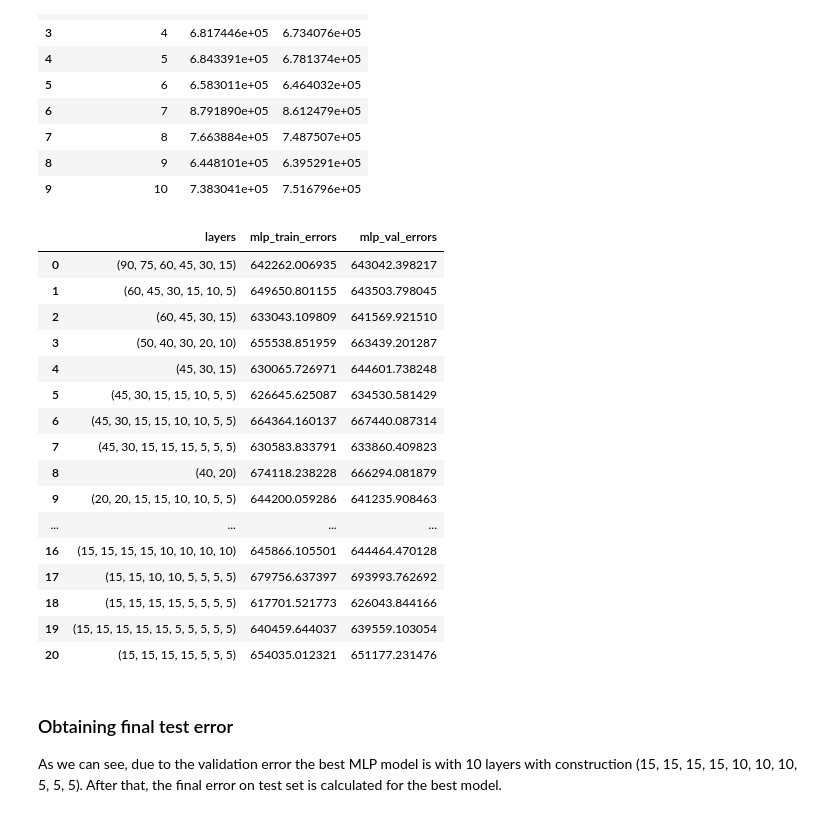
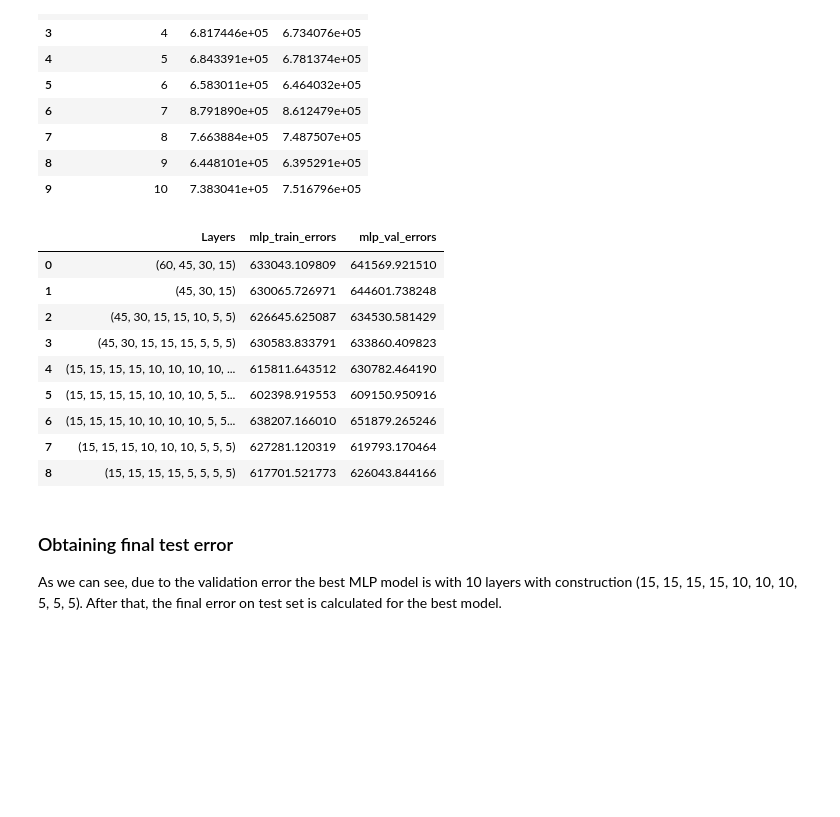
Before and after one commit to tamdnguyen/House-Price-Prediction, a Jupyter notebook: Machine Learning Models/Polynomial Regression + Multi-layer Perceptron.ipynb, the cells around one changed output. Drawn from its saved outputs; the diff is of its cells as text; code cells hidden in the pictures; blank space fills up the shorter version.

```diff
--- a/Machine Learning Models/Polynomial Regression + Multi-layer Perceptron.ipynb
+++ b/Machine Learning Models/Polynomial Regression + Multi-layer Perceptron.ipynb
@@ -122,9 +124,11 @@ assert len(tr_errors) == len(val_errors) == len(degrees)
 tr_errors_123 = np.array(tr_errors)
 val_errors_123 = np.array(val_errors)
 # %%
-# print the training errors and validation errors for each polynomial degree
+errors = {"Degrees":degrees,
+          "poly_train_errors":tr_errors_123,
+          "poly_val_errors":val_errors_123,
+         }
 
-print("{:<10s}{:<20s}{:<20s}".format("Degree", "Training error", "Validation error"))
-for i in range(len(degrees)):
-    print("{:<10d}{:<20.2f}{:<20.2f}".format(degrees[i], tr_errors[i], val_errors[i]))
+pd.DataFrame(errors).style.applymap(lambda x: "background-color: yellow"
+                                    if x==np.min(val_errors_123) else "background-color: white")
 # %% [output]
@@ -368,27 +372,17 @@ pd.DataFrame(errors)
 | 8 | 9 | 6.448101e+05 | 6.395291e+05 |
 | 9 | 10 | 7.383041e+05 | 7.516796e+05 |
 # %%
-layers = [(90,75,60,45,30,15),
-          (60,45,30,15,10,5),
-          (60,45,30,15),
-          (50,40,30,20,10),
+from sklearn.neural_network import MLPRegressor
+
+layers = [(60,45,30,15),
           (45, 30, 15),
           (45,30,15,15,10,5,5),
-          (45,30,15,15,10,10,5,5),
           (45,30,15,15,15,5,5,5),
-          (40, 20),
-          (20,20,15,15,10,10,5,5),
-          (20,20,15,15,15,10,10,10),
-          (20,15,15,15,10,10,10,5,5,5),
           (15,15,15,15,10,10,10,10,5,5),
           (15,15,15,15,10,10,10,5,5,5),
           (15,15,15,10,10,10,10,5,5,5),
           (15,15,15,10,10,10,5,5,5),
-          (15,15,15,15,10,10,10,10),
-          (15,15,10,10,5,5,5,5),
-          (15,15,15,15,5,5,5,5),
-          (15,15,15,15,15,5,5,5,5,5),
-          (15,15,15,15,5,5,5)]
+          (15,15,15,15,5,5,5,5)]
 
 # we will use this variable to store the resulting training errors corresponding to different hidden-layer numbers
 mlp_tr_errors = []
@@ -412,34 +406,27 @@ for layer in layers:
 # %%
 def highlight_greaterthan(x):
     if x["mlp_train_errors"] < 620000:
         return ['background-color: yellow']*3
     else:
         return ['background-color: white']*3
 
-errors = {"layers":layers,
+errors = {"Layers":layers,
           "mlp_train_errors":mlp_tr_errors,
           "mlp_val_errors":mlp_val_errors,
          }
 
 pd.DataFrame(errors).style.apply(highlight_greaterthan, axis=1)
 # %% [output]
-|  | layers | mlp_train_errors | mlp_val_errors |
-| 0 | (90, 75, 60, 45, 30, 15) | 642262.006935 | 643042.398217 |
-| 1 | (60, 45, 30, 15, 10, 5) | 649650.801155 | 643503.798045 |
-| 2 | (60, 45, 30, 15) | 633043.109809 | 641569.921510 |
-| 3 | (50, 40, 30, 20, 10) | 655538.851959 | 663439.201287 |
-| 4 | (45, 30, 15) | 630065.726971 | 644601.738248 |
-| 5 | (45, 30, 15, 15, 10, 5, 5) | 626645.625087 | 634530.581429 |
-| 6 | (45, 30, 15, 15, 10, 10, 5, 5) | 664364.160137 | 667440.087314 |
-| 7 | (45, 30, 15, 15, 15, 5, 5, 5) | 630583.833791 | 633860.409823 |
-| 8 | (40, 20) | 674118.238228 | 666294.081879 |
-| 9 | (20, 20, 15, 15, 10, 10, 5, 5) | 644200.059286 | 641235.908463 |
-| ... | ... | ... | ... |
-| 16 | (15, 15, 15, 15, 10, 10, 10, 10) | 645866.105501 | 644464.470128 |
-| 17 | (15, 15, 10, 10, 5, 5, 5, 5) | 679756.637397 | 693993.762692 |
-| 18 | (15, 15, 15, 15, 5, 5, 5, 5) | 617701.521773 | 626043.844166 |
-| 19 | (15, 15, 15, 15, 15, 5, 5, 5, 5, 5) | 640459.644037 | 639559.103054 |
-| 20 | (15, 15, 15, 15, 5, 5, 5) | 654035.012321 | 651177.231476 |
+|  | Layers | mlp_train_errors | mlp_val_errors |
+| 0 | (60, 45, 30, 15) | 633043.109809 | 641569.921510 |
+| 1 | (45, 30, 15) | 630065.726971 | 644601.738248 |
+| 2 | (45, 30, 15, 15, 10, 5, 5) | 626645.625087 | 634530.581429 |
+| 3 | (45, 30, 15, 15, 15, 5, 5, 5) | 630583.833791 | 633860.409823 |
+| 4 | (15, 15, 15, 15, 10, 10, 10, 10, ... | 615811.643512 | 630782.464190 |
+| 5 | (15, 15, 15, 15, 10, 10, 10, 5, 5... | 602398.919553 | 609150.950916 |
+| 6 | (15, 15, 15, 10, 10, 10, 10, 5, 5... | 638207.166010 | 651879.265246 |
+| 7 | (15, 15, 15, 10, 10, 10, 5, 5, 5) | 627281.120319 | 619793.170464 |
+| 8 | (15, 15, 15, 15, 5, 5, 5, 5) | 617701.521773 | 626043.844166 |
 # %% [markdown]
 ### Obtaining final test error
 As we can see, due to the validation error the best MLP model is with 10 layers with construction (15, 15, 15, 15, 10, 10, 10, 5, 5, 5). After that, the final error on test set is calculated for the best model.
```
Also changed, not shown: parts of 1 cell of this notebook, 3 other files.
